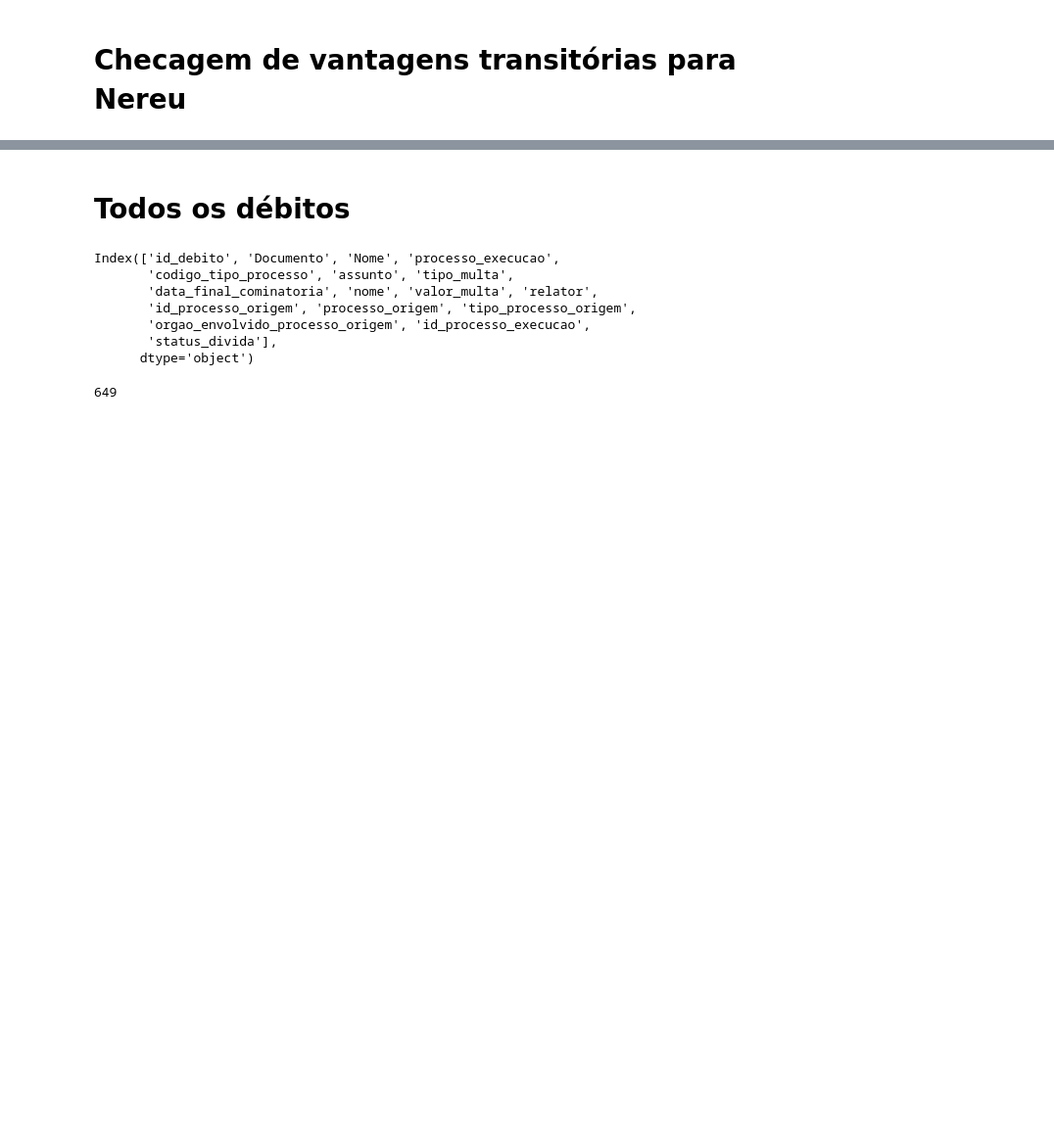
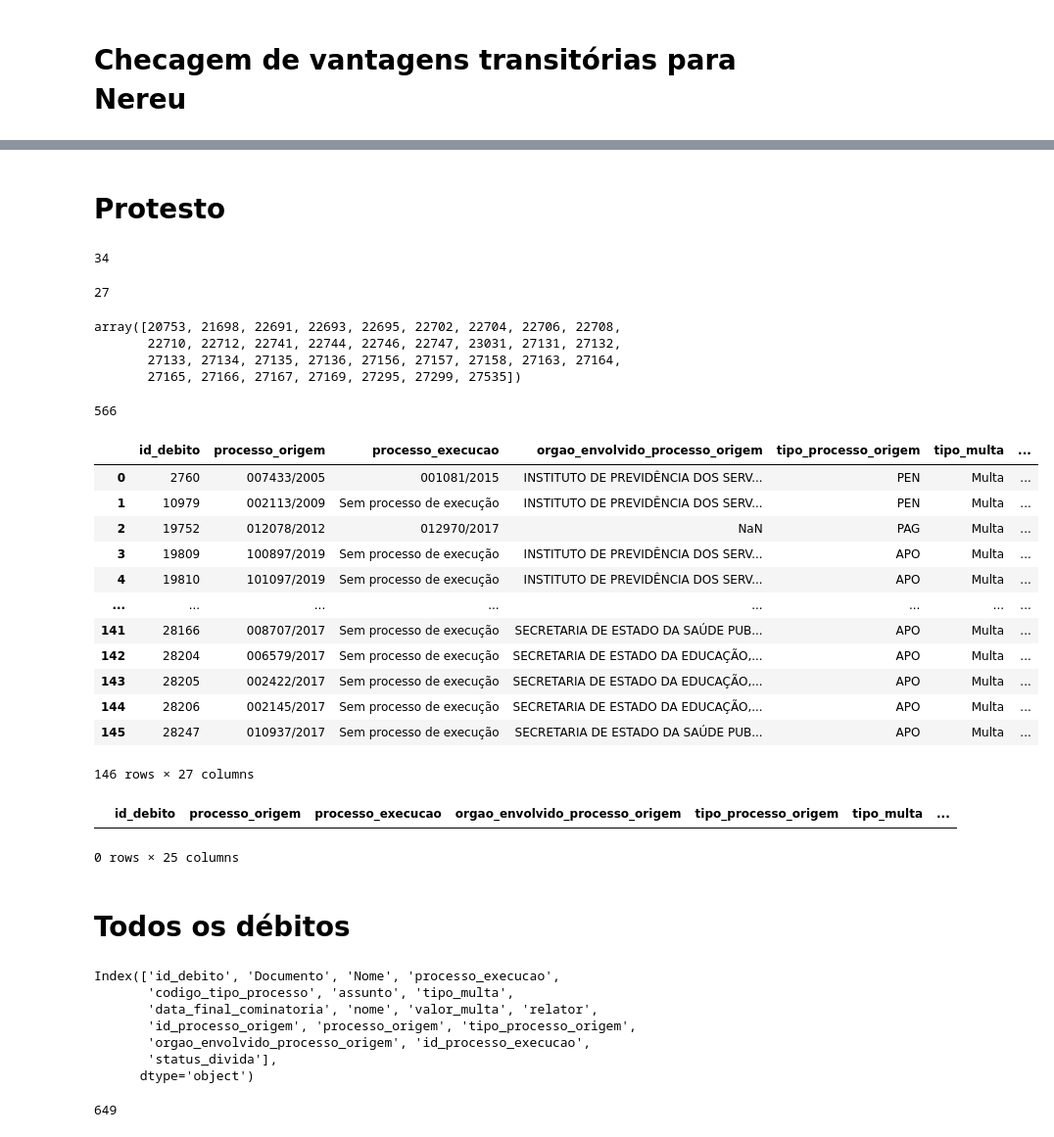
Before and after one commit to eduardoplima/ccd, a Jupyter notebook: scripts/vantagens_trans.ipynb, the cells around one changed output, grey strips where cells are left out. Shown at 98% size. Drawn from its saved outputs; the diff is of its cells as text; code cells hidden in the pictures; blank space fills up the shorter version.

```diff
--- a/scripts/vantagens_trans.ipynb
+++ b/scripts/vantagens_trans.ipynb
@@ -14,0 +219,2 @@ conn = get_connection()
+# %% [markdown]
+# Protesto
@@ -14,0 +223,44 @@ conn = get_connection()
+# %%
+len(ana)
+# %% [output]
+34
+# %%
+len(ana.processo_origem.unique())
+# %% [output]
+27
+# %%
+ana.id_debito.unique()
+# %% [output]
+array([20753, 21698, 22691, 22693, 22695, 22702, 22704, 22706, 22708,
+       22710, 22712, 22741, 22744, 22746, 22747, 23031, 27131, 27132,
+       27133, 27134, 27135, 27136, 27156, 27157, 27158, 27163, 27164,
+       27165, 27166, 27167, 27169, 27295, 27299, 27535])
+# %%
+len(df.processo_origem.unique())
+# %% [output]
+566
+# %%
+sql_setor_atual = f"""
+SELECT CONCAT(pro.numero_processo, '/', pro.ano_processo) as processo,
+pro.setor_atual
+FROM
+processo.dbo.Processos pro
+WHERE CONCAT(pro.numero_processo, '/', pro.ano_processo) IN ({','.join([f"'{p}'" for p in df['processo_execucao']])})
+"""
+df_setor_atual = pd.read_sql(sql_setor_atual, conn)
+# %%
+outros.merge(df_setor_atual, right_on='processo', left_on='processo_execucao', how='left')
+# %% [output]
+|  | id_debito | processo_origem | processo_execucao | orgao_envolvido_processo_origem | tipo_processo_origem | tipo_multa | ... |
+| 0 | 2760 | 007433/2005 | 001081/2015 | INSTITUTO DE PREVIDÊNCIA DOS SERV... | PEN | Multa | ... |
+| 1 | 10979 | 002113/2009 | Sem processo de execução | INSTITUTO DE PREVIDÊNCIA DOS SERV... | PEN | Multa | ... |
+| 2 | 19752 | 012078/2012 | 012970/2017 | NaN | PAG | Multa | ... |
+| 3 | 19809 | 100897/2019 | Sem processo de execução | INSTITUTO DE PREVIDÊNCIA DOS SERV... | APO | Multa | ... |
+| 4 | 19810 | 101097/2019 | Sem processo de execução | INSTITUTO DE PREVIDÊNCIA DOS SERV... | APO | Multa | ... |
+| ... | ... | ... | ... | ... | ... | ... | ... |
+| 141 | 28166 | 008707/2017 | Sem processo de execução | SECRETARIA DE ESTADO DA SAÚDE PUB... | APO | Multa | ... |
+| 142 | 28204 | 006579/2017 | Sem processo de execução | SECRETARIA DE ESTADO DA EDUCAÇÃO,... | APO | Multa | ... |
+| 143 | 28205 | 002422/2017 | Sem processo de execução | SECRETARIA DE ESTADO DA EDUCAÇÃO,... | APO | Multa | ... |
+| 144 | 28206 | 002145/2017 | Sem processo de execução | SECRETARIA DE ESTADO DA EDUCAÇÃO,... | APO | Multa | ... |
+| 145 | 28247 | 010937/2017 | Sem processo de execução | SECRETARIA DE ESTADO DA SAÚDE PUB... | APO | Multa | ... |
+146 rows × 27 columns
@@ -15,3 +271,8 @@ conn = get_connection()
+# %%
+outros.loc[outros.processo_origem.str.contains('3461')]
+# %% [output]
+|  | id_debito | processo_origem | processo_execucao | orgao_envolvido_processo_origem | tipo_processo_origem | tipo_multa | ... |
+0 rows × 25 columns
 # %% [markdown]
 # Todos os débitos
 # %%
```
Also changed, not shown: parts of 27 cells of this notebook, 5 other files.
